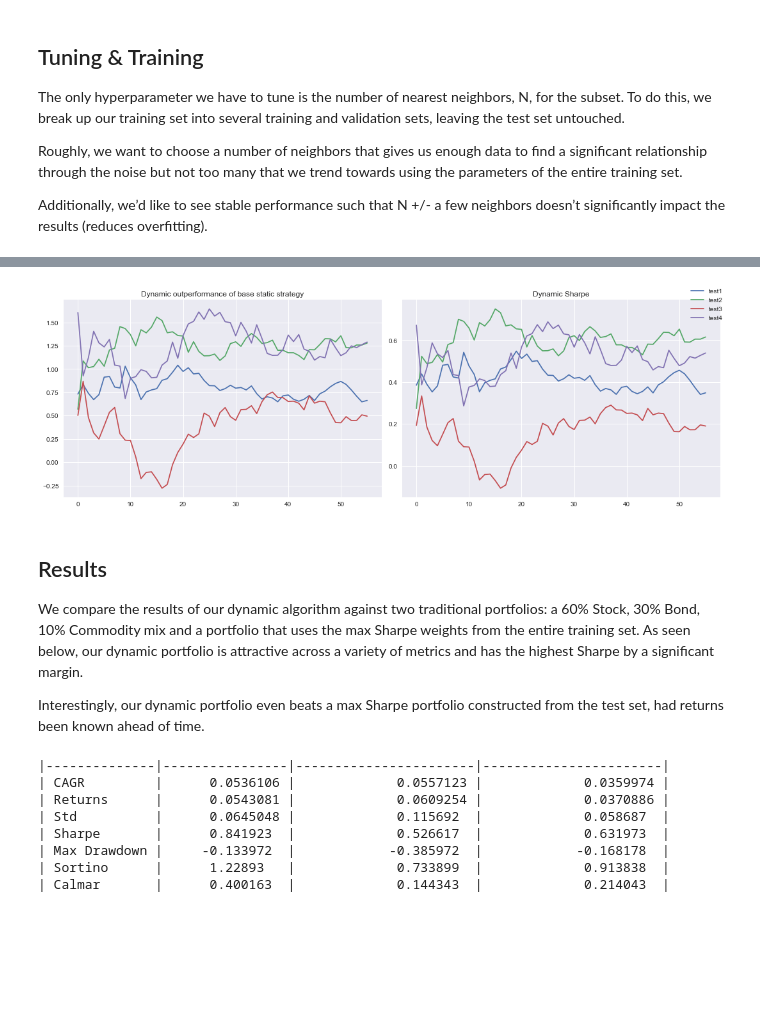
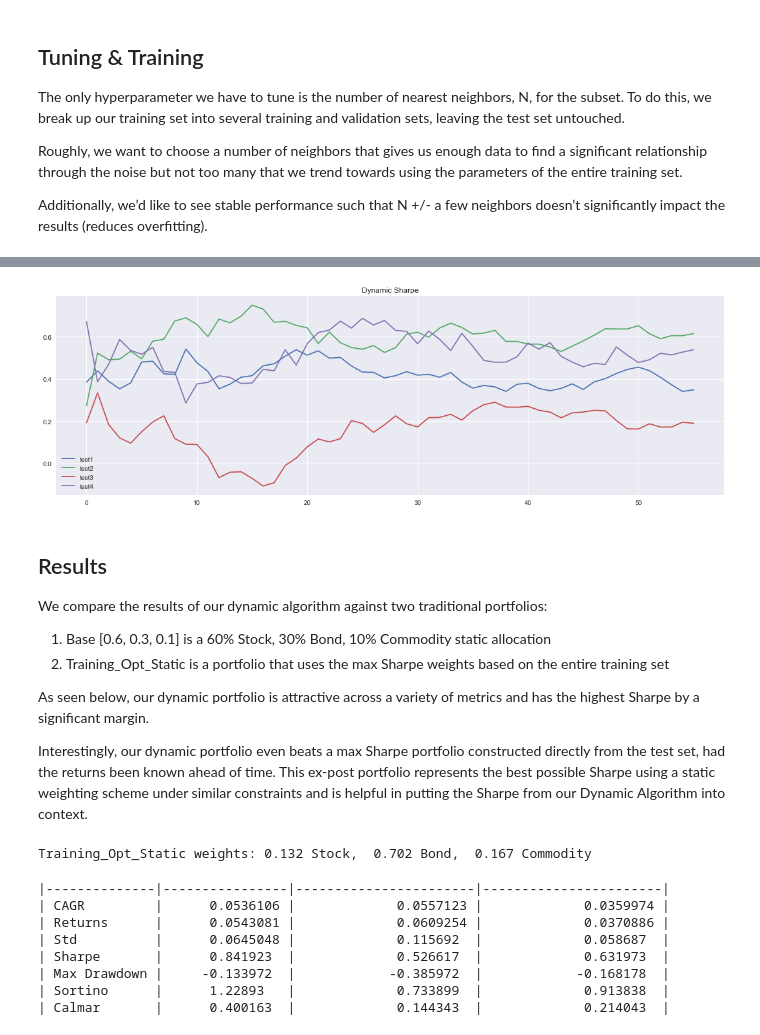
Before and after one commit to mkosik89/Springboard, a Jupyter notebook: Capstone_2/Models/KNN_2PartClean.ipynb, the cells around one changed output, grey strips where cells are left out. Cells and saved outputs as stored; diff of their text form; code cells hidden in the pictures; blank space fills up the shorter version.

Commit message:
more formatting

```diff
--- a/Capstone_2/Models/KNN_2PartClean.ipynb
+++ b/Capstone_2/Models/KNN_2PartClean.ipynb
@@ -413,23 +415,17 @@ runtime: 39.417 mins
-# %%
-fig,(ax1,ax2) = plt.subplots(1,2,figsize=(15,5))
-
-ax1.plot(out1[:,0]/out1[:,1])
-ax1.plot(out2[:,0]/out2[:,1])
-ax1.plot(out3[:,0]/out3[:,1])
-ax1.plot(out4[:,0]/out4[:,1])
-ax1.set_title('Dynamic outperformance of base static strategy')
-
-ax2.plot(out1[:,0])
-ax2.plot(out2[:,0])
-ax2.plot(out3[:,0])
-ax2.plot(out4[:,0])
-ax2.set_title('Dynamic Sharpe')
-
-fig.legend(['test1','test2','test3','test4'])
-
-fig.tight_layout()
-# %% [output]
-[figure, removed]
+# %%
+plt.figure(figsize=(15,5))
+
+plt.plot(out1[:,0])
+plt.plot(out2[:,0])
+plt.plot(out3[:,0])
+plt.plot(out4[:,0])
+plt.title('Dynamic Sharpe')
+
+plt.legend(['test1','test2','test3','test4'])
+
+plt.tight_layout()
+# %% [output]
+[figure, added]
 # %%
 #choosing N = 36 months (3y).  Good mix of stability and success
 # %%
@@ -450,9 +446,17 @@ out_final.append(final.dailyM*np.sqrt(252))
 out_final = np.array(out_final)
 # %% [markdown]
 ## Results
-We compare the results of our dynamic algorithm against two traditional portfolios: a 60% Stock, 30% Bond, 10% Commodity mix and a portfolio that uses the max Sharpe weights from the entire training set.  As seen below, our dynamic portfolio is attractive across a variety of metrics and has the highest Sharpe by a significant margin.
+We compare the results of our dynamic algorithm against two traditional portfolios:
+1. Base [0.6, 0.3, 0.1] is a 60% Stock, 30% Bond, 10% Commodity static allocation
+2. Training_Opt_Static is a portfolio that uses the max Sharpe weights based on the entire training set
 
-Interestingly, our dynamic portfolio even beats a max Sharpe portfolio constructed from the test set, had returns been known ahead of time.
+As seen below, our dynamic portfolio is attractive across a variety of metrics and has the highest Sharpe by a significant margin.
+
+Interestingly, our dynamic portfolio even beats a max Sharpe portfolio constructed directly from the test set, had the returns been known ahead of time.  This ex-post portfolio represents the best possible Sharpe using a static weighting scheme under similar constraints and is helpful in putting the Sharpe from our Dynamic Algorithm into context.
+# %%
+print('Training_Opt_Static weights: {:.3f} Stock,  {:.3f} Bond,  {:.3f} Commodity'.format(final.wts_opt[0],final.wts_opt[1],final.wts_opt[2]))
+# %% [output]
+Training_Opt_Static weights: 0.132 Stock,  0.702 Bond,  0.167 Commodity
 # %%
 final.summary()
 # %% [output]
```
Also changed, not shown: parts of 5 cells of this notebook.
